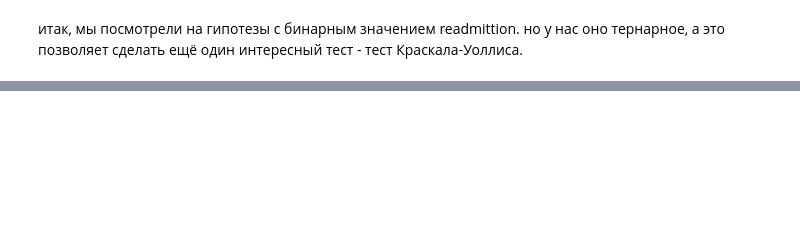
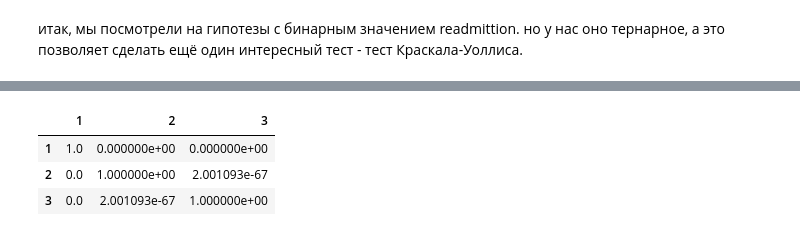
Before and after one commit to TimWHitee/gp_4_AB, a Jupyter notebook: hospitals_hypoteses.ipynb, the cells around one changed output, grey strips where cells are left out. Drawn from its saved outputs; the diff is of its cells as text; code cells hidden in the pictures; blank space fills up the shorter version.

```diff
--- a/hospitals_hypoteses.ipynb
+++ b/hospitals_hypoteses.ipynb
@@ -278,0 +389,8 @@ MannwhitneyuResult(statistic=np.float64(1572533986.0), pvalue=np.float64(0.0))
+# %%
+import scikit_posthocs as sp
+sp.posthoc_dunn([df_n['number_inpatient'], df_l30['number_inpatient'], df_g30['number_inpatient']], p_adjust='bonferroni')
+# %% [output]
+|  | 1 | 2 | 3 |
+| 1 | 1.0 | 0.000000e+00 | 0.000000e+00 |
+| 2 | 0.0 | 1.000000e+00 | 2.001093e-67 |
+| 3 | 0.0 | 2.001093e-67 | 1.000000e+00 |
```
Also changed, not shown: parts of 27 cells of this notebook.
